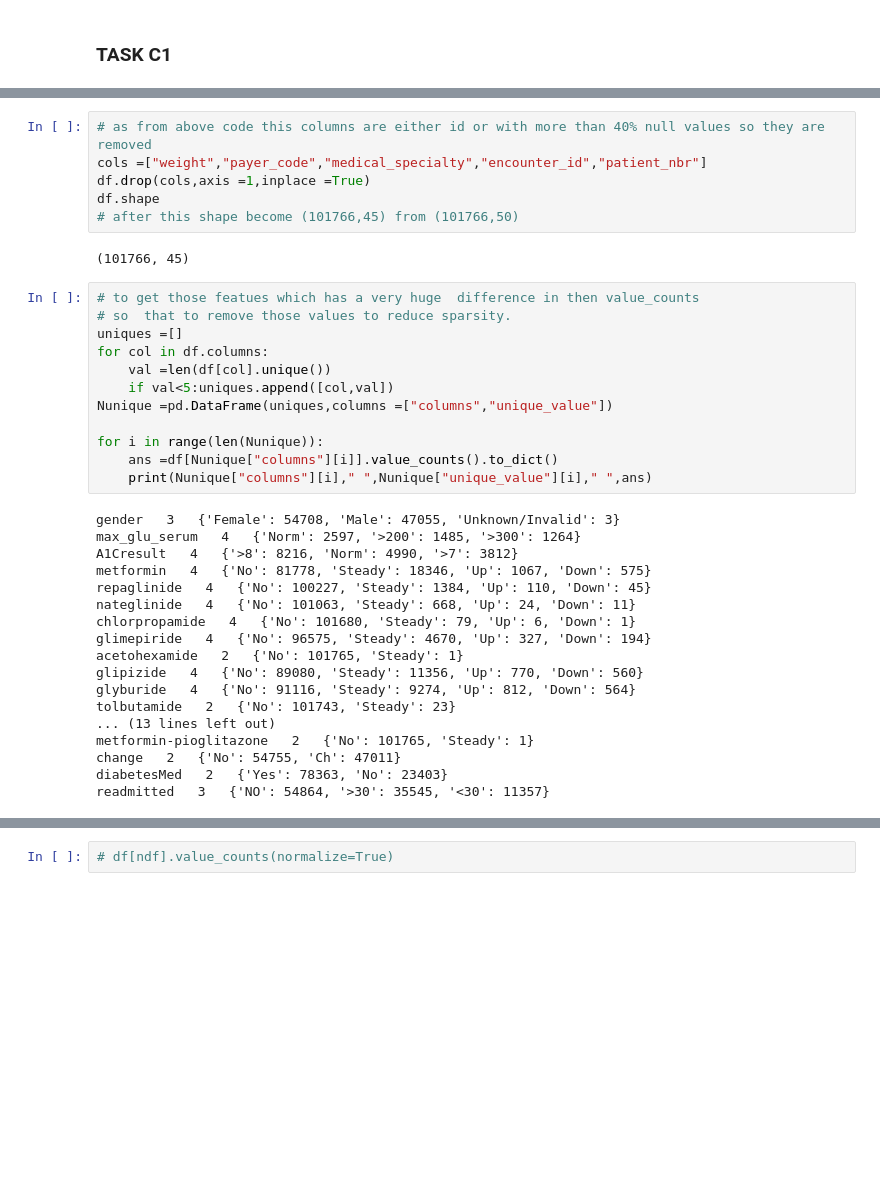
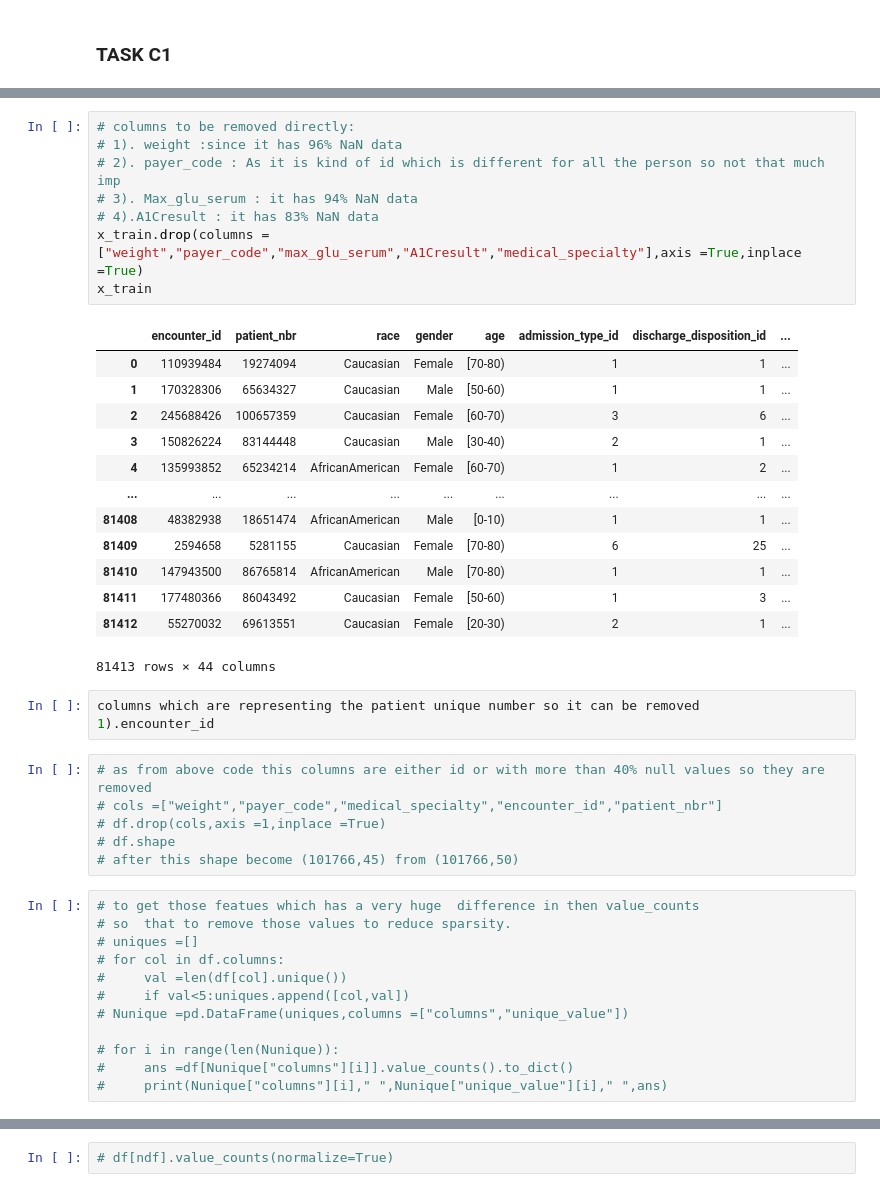
Before and after one commit to Shlokp2707/Machine-Learning-Diabetic-Patient, a Jupyter notebook: ml_project _alok.ipynb, the cells around one changed output, grey strips where cells are left out. Drawn from its saved outputs; the diff is of its cells as text; blank space fills up the shorter version.

```diff
--- a/ml_project _alok.ipynb
+++ b/ml_project _alok.ipynb
@@ -392,40 +403,45 @@ for col in x_train.columns:
+# %%
+# columns to be removed directly:
+# 1). weight :since it has 96% NaN data
+# 2). payer_code : As it is kind of id which is different for all the person so not that much imp
+# 3). Max_glu_serum : it has 94% NaN data
+# 4).A1Cresult : it has 83% NaN data
+x_train.drop(columns =["weight","payer_code","max_glu_serum","A1Cresult","medical_specialty"],axis =True,inplace =True)
+x_train
+# %% [output]
+|  | encounter_id | patient_nbr | race | gender | age | admission_type_id | discharge_disposition_id | ... |
+| 0 | 110939484 | 19274094 | Caucasian | Female | [70-80) | 1 | 1 | ... |
+| 1 | 170328306 | 65634327 | Caucasian | Male | [50-60) | 1 | 1 | ... |
+| 2 | 245688426 | 100657359 | Caucasian | Female | [60-70) | 3 | 6 | ... |
+| 3 | 150826224 | 83144448 | Caucasian | Male | [30-40) | 2 | 1 | ... |
+| 4 | 135993852 | 65234214 | AfricanAmerican | Female | [60-70) | 1 | 2 | ... |
+| ... | ... | ... | ... | ... | ... | ... | ... | ... |
+| 81408 | 48382938 | 18651474 | AfricanAmerican | Male | [0-10) | 1 | 1 | ... |
+| 81409 | 2594658 | 5281155 | Caucasian | Female | [70-80) | 6 | 25 | ... |
+| 81410 | 147943500 | 86765814 | AfricanAmerican | Male | [70-80) | 1 | 1 | ... |
+| 81411 | 177480366 | 86043492 | Caucasian | Female | [50-60) | 1 | 3 | ... |
+| 81412 | 55270032 | 69613551 | Caucasian | Female | [20-30) | 2 | 1 | ... |
+81413 rows × 44 columns
+# %%
+columns which are representing the patient unique number so it can be removed
+1).encounter_id
 # %%
 # as from above code this columns are either id or with more than 40% null values so they are removed
-cols =["weight","payer_code","medical_specialty","encounter_id","patient_nbr"]
-df.drop(cols,axis =1,inplace =True)
-df.shape
+# cols =["weight","payer_code","medical_specialty","encounter_id","patient_nbr"]
+# df.drop(cols,axis =1,inplace =True)
+# df.shape
 # after this shape become (101766,45) from (101766,50)
-# %% [output]
-(101766, 45)
 # %%
 # to get those featues which has a very huge  difference in then value_counts
 # so  that to remove those values to reduce sparsity.
-uniques =[]
-for col in df.columns:
-    val =len(df[col].unique())
-    if val<5:uniques.append([col,val])
-Nunique =pd.DataFrame(uniques,columns =["columns","unique_value"])
+# uniques =[]
+# for col in df.columns:
+#     val =len(df[col].unique())
+#     if val<5:uniques.append([col,val])
+# Nunique =pd.DataFrame(uniques,columns =["columns","unique_value"])
 
-for i in range(len(Nunique)):
-    ans =df[Nunique["columns"][i]].value_counts().to_dict()
-    print(Nunique["columns"][i]," ",Nunique["unique_value"][i]," ",ans)
+# for i in range(len(Nunique)):
+#     ans =df[Nunique["columns"][i]].value_counts().to_dict()
+#     print(Nunique["columns"][i]," ",Nunique["unique_value"][i]," ",ans)
-# %% [output]
-gender   3   {'Female': 54708, 'Male': 47055, 'Unknown/Invalid': 3}
-max_glu_serum   4   {'Norm': 2597, '>200': 1485, '>300': 1264}
-A1Cresult   4   {'>8': 8216, 'Norm': 4990, '>7': 3812}
-metformin   4   {'No': 81778, 'Steady': 18346, 'Up': 1067, 'Down': 575}
-repaglinide   4   {'No': 100227, 'Steady': 1384, 'Up': 110, 'Down': 45}
-nateglinide   4   {'No': 101063, 'Steady': 668, 'Up': 24, 'Down': 11}
-chlorpropamide   4   {'No': 101680, 'Steady': 79, 'Up': 6, 'Down': 1}
-glimepiride   4   {'No': 96575, 'Steady': 4670, 'Up': 327, 'Down': 194}
-acetohexamide   2   {'No': 101765, 'Steady': 1}
-glipizide   4   {'No': 89080, 'Steady': 11356, 'Up': 770, 'Down': 560}
-glyburide   4   {'No': 91116, 'Steady': 9274, 'Up': 812, 'Down': 564}
-tolbutamide   2   {'No': 101743, 'Steady': 23}
-... (13 lines left out)
-metformin-pioglitazone   2   {'No': 101765, 'Steady': 1}
-change   2   {'No': 54755, 'Ch': 47011}
-diabetesMed   2   {'Yes': 78363, 'No': 23403}
-readmitted   3   {'NO': 54864, '>30': 35545, '<30': 11357}
 # %%
 # droping those columns with only 1 unique values or with those columns which arae highly sparse dataa like only less than 0.1% data
```
Also changed, not shown: parts of 6 cells of this notebook.
